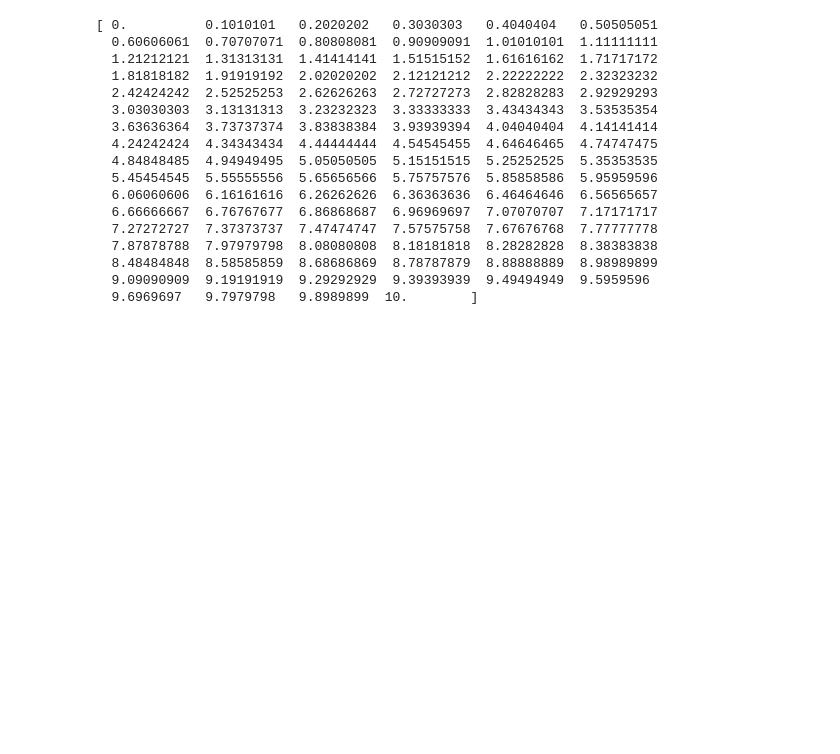
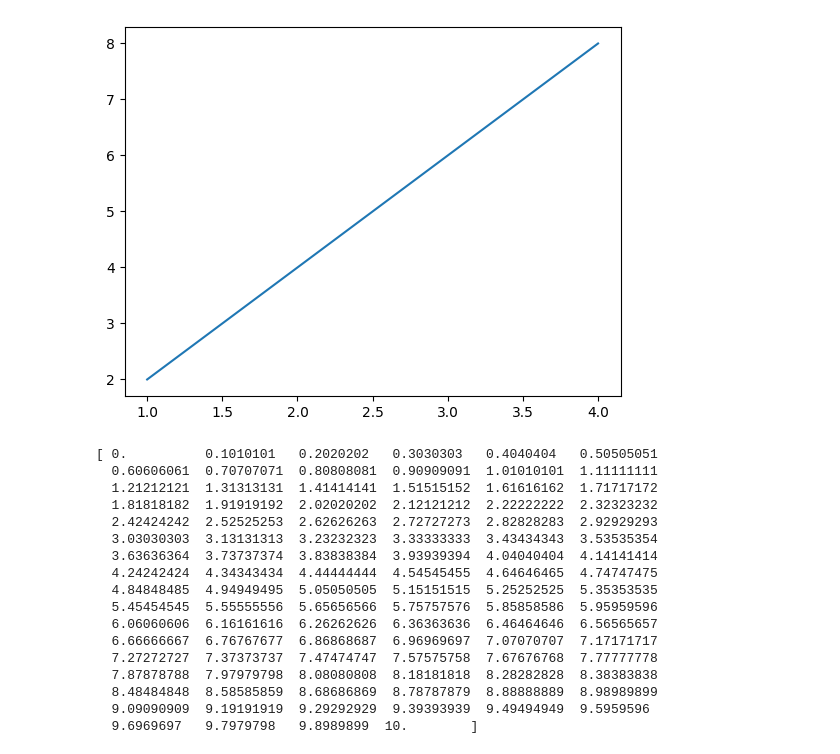
Before and after one commit to RaunakRaj2081/python_Language, a Jupyter notebook: 10_Matplotlib_Tutorial_in_Python.ipynb, the cells around one changed output. Cells and saved outputs as stored; diff of their text form; code cells hidden in the pictures; blank space fills up the shorter version.

```diff
--- a/10_Matplotlib_Tutorial_in_Python.ipynb
+++ b/10_Matplotlib_Tutorial_in_Python.ipynb
@@ -10,6 +36,18 @@ import matplotlib.pyplot as plt
 # %%
 # import numpy to get data for our plots
 import numpy as np
+# %%
+#Plotting a Simple Line Graph
+x = [1, 2, 3, 4]
+y = [2, 4, 6, 8]
+
+plt.plot(x, y)
+plt.show()
+
+#plt.plot() → creates the line graph.
+#plt.show() → displays the graph.
+# %% [output]
+[figure, added]
 # %%
 x = np.linspace(0,10,100)
 y = np.sin(x)
```
Also changed, not shown: parts of 23 cells of this notebook.
